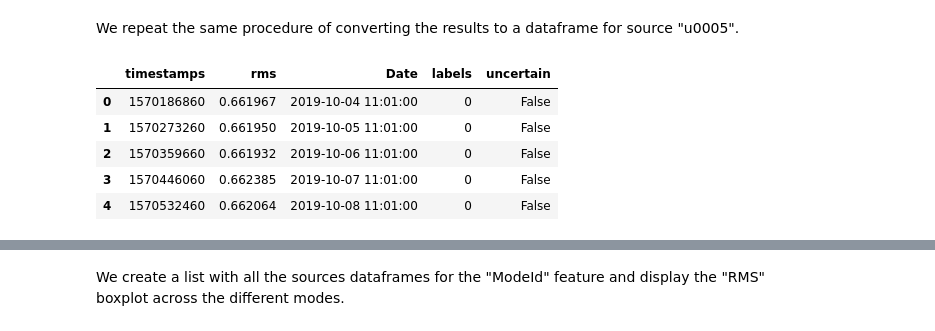
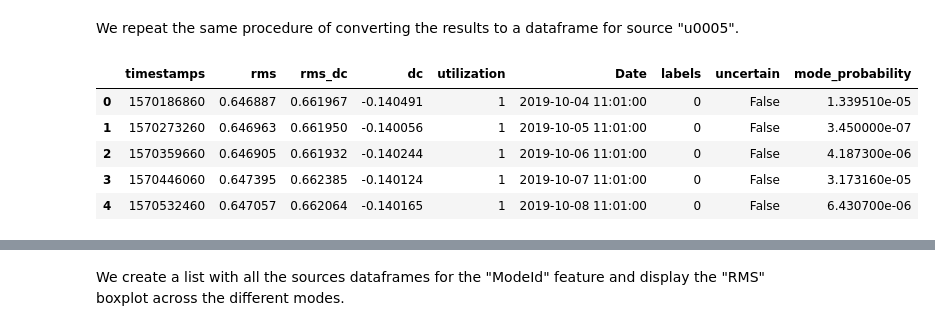
Before and after one commit to vikinganalytics/mvg, a Jupyter notebook: docs/source/content/examples/analysis_visual.ipynb, the cells around one changed output, grey strips where cells are left out. Drawn from its saved outputs; the diff is of its cells as text; code cells hidden in the pictures.

```diff
--- a/docs/source/content/examples/analysis_visual.ipynb
+++ b/docs/source/content/examples/analysis_visual.ipynb
@@ -22,5 +26,5 @@ Note that the `TOKEN` is used both for authorization and authentication. Thus, e
 **You need to insert your token received from Viking Analytics here:
 # %%
 # Replace by your own Token
-VALID_TOKEN = "Add token here"
+VALID_TOKEN = os.environ['TEST_TOKEN']
 # %% [markdown]
@@ -161,10 +165,10 @@ The following step is to retrieve the results by calling each one of the "reques
 The output of the `"get_analysis_results"` function is a dictionary and we show the keys of one those dictionaries.
 The keys are the same for all features.
 # %%
-rms_table1 = session.get_analysis_results(request_id=REQUEST_IDS_u0001[0])
-mode_table1 = session.get_analysis_results(request_id=REQUEST_IDS_u0001[1])
-rms_table5 = session.get_analysis_results(request_id=REQUEST_IDS_u0005[0])
-mode_table5 = session.get_analysis_results(request_id=REQUEST_IDS_u0005[1])
+rms_output1 = session.get_analysis_results(request_id=REQUEST_IDS_u0001[0])
+mode_output1 = session.get_analysis_results(request_id=REQUEST_IDS_u0001[1])
+rms_output5 = session.get_analysis_results(request_id=REQUEST_IDS_u0005[0])
+mode_output5 = session.get_analysis_results(request_id=REQUEST_IDS_u0005[1])
 
-rms_table1.keys()
+rms_output1.keys()
 # %% [output]
@@ -225,19 +262,21 @@ df_u0001.head()
 We repeat the same procedure of converting the results to a dataframe for source "u0005".
 # %%
 #RMS
-df_rms5 = pd.DataFrame(rms_table5["results"])
+df_rms5 = pd.DataFrame(rms_output5["results"])
 df_rms5['Date'] = pd.to_datetime(df_rms5['timestamps'], unit="s")
-#MODE_ID
-df_mode5 = pd.DataFrame(mode_table5["results"])
+#MODE_ID (full)
+mode_all5 = mode_output5["results"].copy()
+mode_emerging5 = mode_all5.pop("mode_info")
+df_mode5 = pd.DataFrame(mode_all5)
 df_mode5['Date'] = pd.to_datetime(df_mode5['timestamps'], unit="s")
 #Merging dataframes
 df_u0005 = pd.merge_asof(df_rms5, df_mode5, on="timestamps", by="Date")
 df_u0005.head()
 # %% [output]
-|  | timestamps | rms | Date | labels | uncertain |
-| 0 | 1570186860 | 0.661967 | 2019-10-04 11:01:00 | 0 | False |
-| 1 | 1570273260 | 0.661950 | 2019-10-05 11:01:00 | 0 | False |
-| 2 | 1570359660 | 0.661932 | 2019-10-06 11:01:00 | 0 | False |
-| 3 | 1570446060 | 0.662385 | 2019-10-07 11:01:00 | 0 | False |
-| 4 | 1570532460 | 0.662064 | 2019-10-08 11:01:00 | 0 | False |
+|  | timestamps | rms | rms_dc | dc | utilization | Date | labels | uncertain | mode_probability |
+| 0 | 1570186860 | 0.646887 | 0.661967 | -0.140491 | 1 | 2019-10-04 11:01:00 | 0 | False | 1.339510e-05 |
+| 1 | 1570273260 | 0.646963 | 0.661950 | -0.140056 | 1 | 2019-10-05 11:01:00 | 0 | False | 3.450000e-07 |
+| 2 | 1570359660 | 0.646905 | 0.661932 | -0.140244 | 1 | 2019-10-06 11:01:00 | 0 | False | 4.187300e-06 |
+| 3 | 1570446060 | 0.647395 | 0.662385 | -0.140124 | 1 | 2019-10-07 11:01:00 | 0 | False | 3.173160e-05 |
+| 4 | 1570532460 | 0.647057 | 0.662064 | -0.140165 | 1 | 2019-10-08 11:01:00 | 0 | False | 6.430700e-06 |
 # %% [markdown]
```
Also changed, not shown: parts of 38 cells of this notebook, 1 other file.
